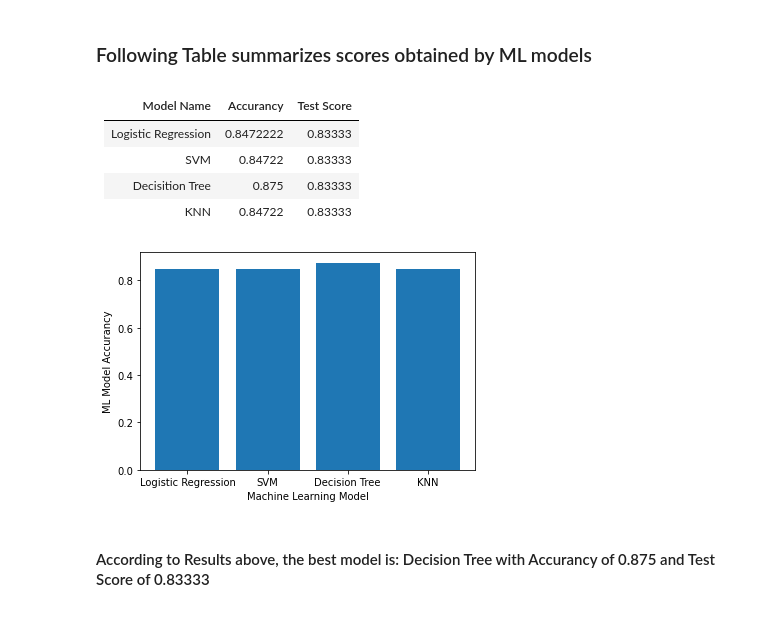
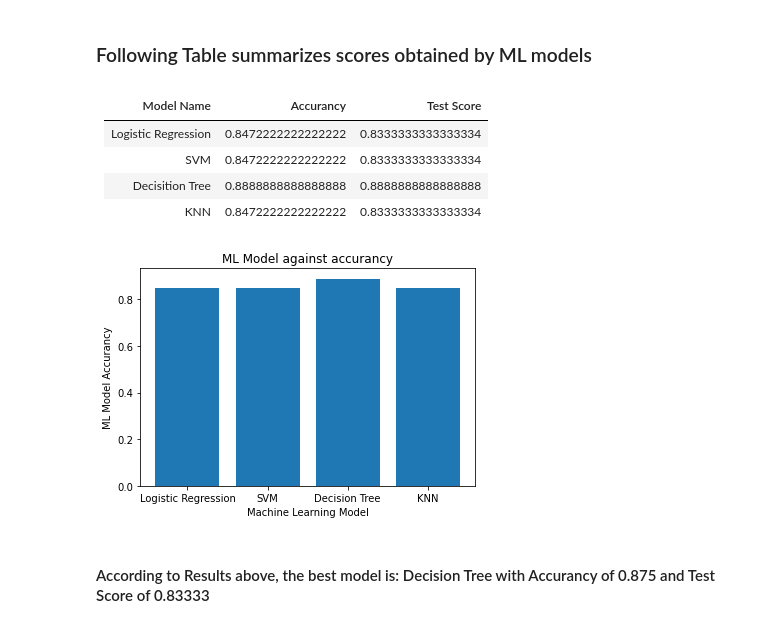
Before and after one commit to Emmanuel-Basikolo/Applied-Data-Science-Capston, a Jupyter notebook: SpaceX_Machine Learning Prediction_Part_5 (1).ipynb, the cells around one changed output. Drawn from its saved outputs; the diff is of its cells as text; code cells hidden in the pictures.

```diff
--- a/SpaceX_Machine Learning Prediction_Part_5 (1).ipynb
+++ b/SpaceX_Machine Learning Prediction_Part_5 (1).ipynb
@@ -348,19 +348,20 @@ Find the method performs best:
 # %% [markdown]
 | Model Name | Accurancy | Test Score   |
 | ----------------- | ------- | ------------- |
-|Logistic Regression|  0.8472222   |   0.83333   |
-|SVM|  0.84722   |   0.83333   |
-|Decisition Tree|  0.875   |   0.83333   |
-|KNN|  0.84722   |   0.83333   |
+|Logistic Regression|   0.8472222222222222   |   0.8333333333333334   |
+|SVM|  0.8472222222222222   |   0.8333333333333334   |
+|Decisition Tree|  0.8888888888888888   |   0.8888888888888888   |
+|KNN|  0.8472222222222222   |   0.8333333333333334   |
 # %%
-accurancy_values = [0.8472222, 0.84722, 0.875, 0.84722]
+accurancy_values = [0.8472222222222222, 0.8472222222222222, 0.8888888888888888, 0.8472222222222222]
 accurancy_models = ["Logistic Regression", "SVM", "Decision Tree", "KNN"]
 plt.bar(accurancy_models, accurancy_values)
 plt.xlabel("Machine Learning Model")
 plt.ylabel("ML Model Accurancy")
+plt.title("ML Model against accurancy")
 plt.show()
 # %% [output]
-[figure, old version]
+[figure, new version]
 # %% [markdown]
 #### According to Results above, the best model is: Decision Tree  with Accurancy of 0.875  and Test Score of 0.83333
 # %% [markdown]
```
